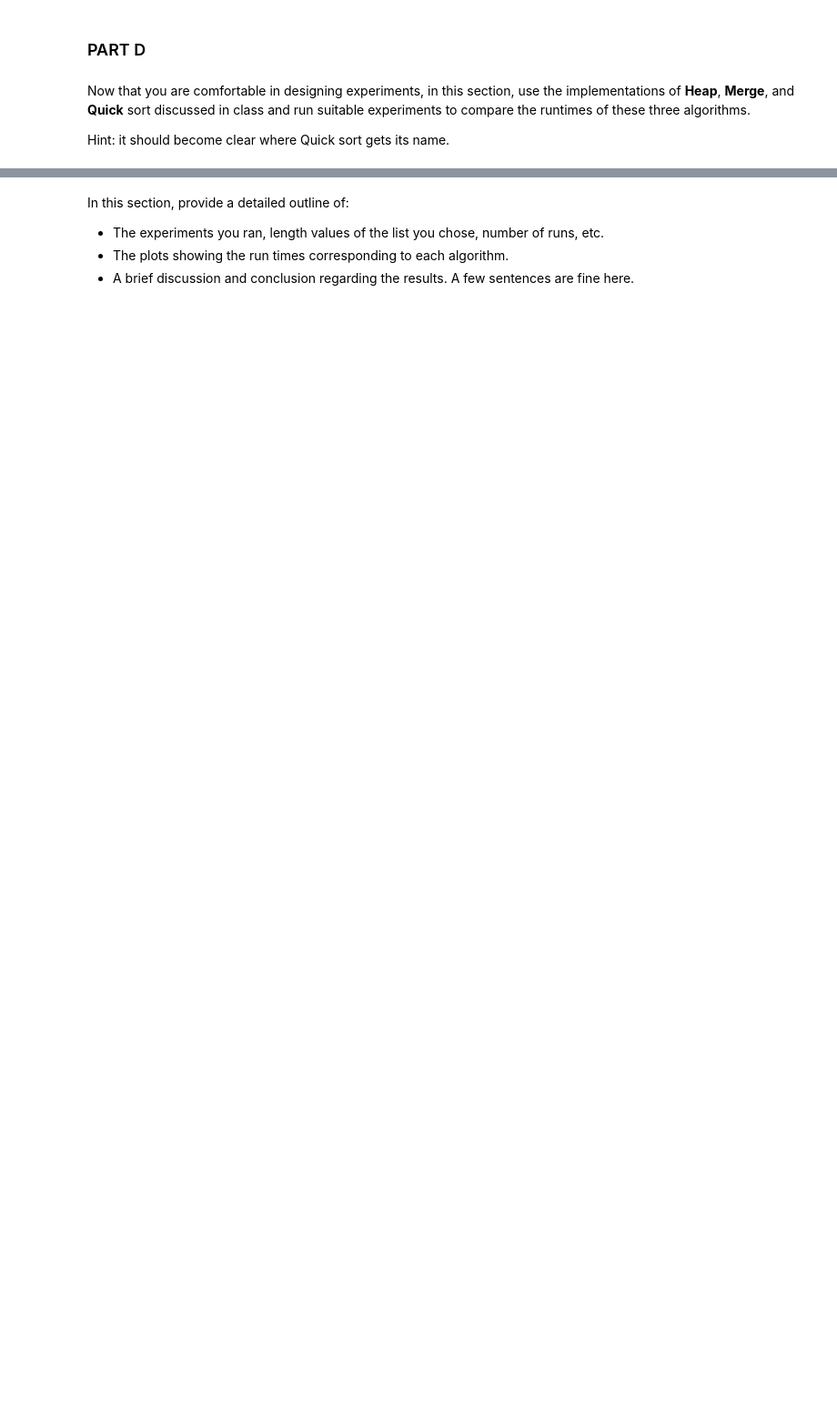
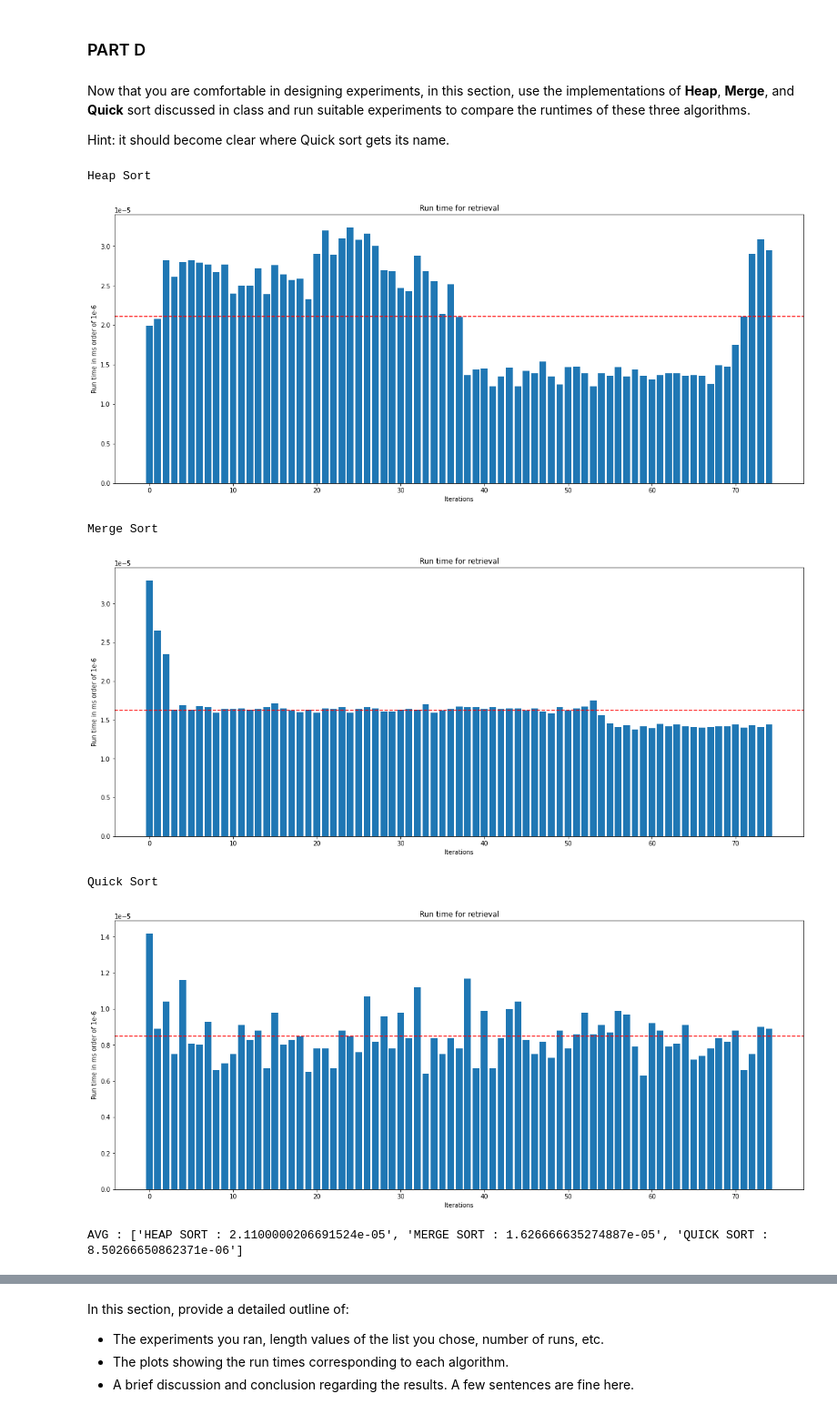
Before and after one commit to haaaarsh4/2XCE-Lab, a Jupyter notebook: Lab_II.ipynb, the cells around one changed output, grey strips where cells are left out. Shown at 91% size. Cells and saved outputs as stored; diff of their text form; code cells hidden in the pictures; blank space fills up the shorter version.

```diff
--- a/Lab_II.ipynb
+++ b/Lab_II.ipynb
@@ -677,11 +628,12 @@ def heapify(arr, N, i):
 
 def heapSort(arr):
     N = len(arr)
-    for i in range(N//2 - 1, -1, -1):
+    for i in range(N // 2 - 1, -1, -1):
         heapify(arr, N, i)
-    for i in range(N-1, 0, -1):
+    for i in range(N - 1, 0, -1):
         arr[i], arr[0] = arr[0], arr[i]  # swap
         heapify(arr, i, 0)
+    return arr  # Return the sorted list
 
 # MergeSort
 def mergeSort(arr):
@@ -714,12 +666,16 @@ def mergeSort(arr):
             j += 1
             k += 1
 
+    return arr
+
 # QuickSort
 def quicksort(arr, low, high):
     if low < high:
         pi = partition(arr, low, high)
         quicksort(arr, low, pi - 1)
         quicksort(arr, pi + 1, high)
+
+    return arr
 
 def partition(arr, low, high):
     i = low - 1
@@ -732,6 +688,23 @@ def partition(arr, low, high):
 
     arr[i + 1], arr[high] = arr[high], arr[i + 1]
     return i + 1
+
+# HeapSort
+# Reason for implementation:
+# The heapify() function correctly maintains the heap property, ensuring that the largest element is at the root of the heap.
+# The heapSort() function first builds a max heap using heapify, then repeatedly extracts the maximum element from the heap,
+# swapping it with the last unsorted element, and then heapifying the reduced heap.
+
+# MergeSort
+# Reason for implementation:
+# The mergeSort() function divides the array into two halves, recursively sorts the two halves, and then merges the sorted halves.
+# This implementation uses a simple recursive approach, which is easy to understand and implement.
+
+# QuickSort
+# Reason for implementation:
+# The quicksort() function recursively partitions the array into smaller subarrays based on a pivot element and then
+# sorts the subarrays independently. This implementation follows the Hoare partition scheme.
+# This implementation is concise and follows a widely-used partitioning scheme, making it efficient and easy to understand.
 # %%
 # on randomly generated lists and plots the execution times for each algorithm over 100 runs.
 
@@ -746,35 +719,49 @@ def draw_3_graphs(y1, y2, y3, title):
     plt.title(title)
     plt.legend()
     plt.show()
-
 
 runs = 75
 
 run_times1 = []
 for _ in range(runs):
     my_list1=create_custom_list(10,100)
     start = timeit.default_timer()
     found = heapSort(my_list1)
     stop = timeit.default_timer()
     run_times1.append(stop-start)
 
 run_times2 = []
 for _ in range(runs):
     my_list2=create_custom_list(10,100)
     start = timeit.default_timer()
     found = mergeSort(my_list2)
     stop = timeit.default_timer()
     run_times2.append(stop-start)
 
 run_times3 = []
 for _ in range(runs):
     my_list3=create_custom_list(10,100)
     start = timeit.default_timer()
     found = quicksort(my_list3, 0, len(my_list3) - 1)
     stop = timeit.default_timer()
     run_times3.append(stop-start)
 
+print("Heap Sort")
 draw_plot(run_times1)
+print("Merge Sort")
 draw_plot(run_times2)
+print("Quick Sort")
 draw_plot(run_times3)
+
+#Avgerage :
+avg2 = ["HEAP SORT : " + str(sum(run_times1) / len(run_times1)), "MERGE SORT : " + str(sum(run_times2) / len(run_times2)), "QUICK SORT : " + str(sum(run_times3) / len(run_times3))]
+print("AVG :", avg2)
+# %% [output]
+Heap Sort
+[figure, added]
+Merge Sort
+[figure, added]
+Quick Sort
+[figure, added]
+AVG : ['HEAP SORT : 2.1100000206691524e-05', 'MERGE SORT : 1.626666635274887e-05', 'QUICK SORT : 8.50266650862371e-06']
 # %%
```
Also changed, not shown: parts of 42 cells of this notebook.
